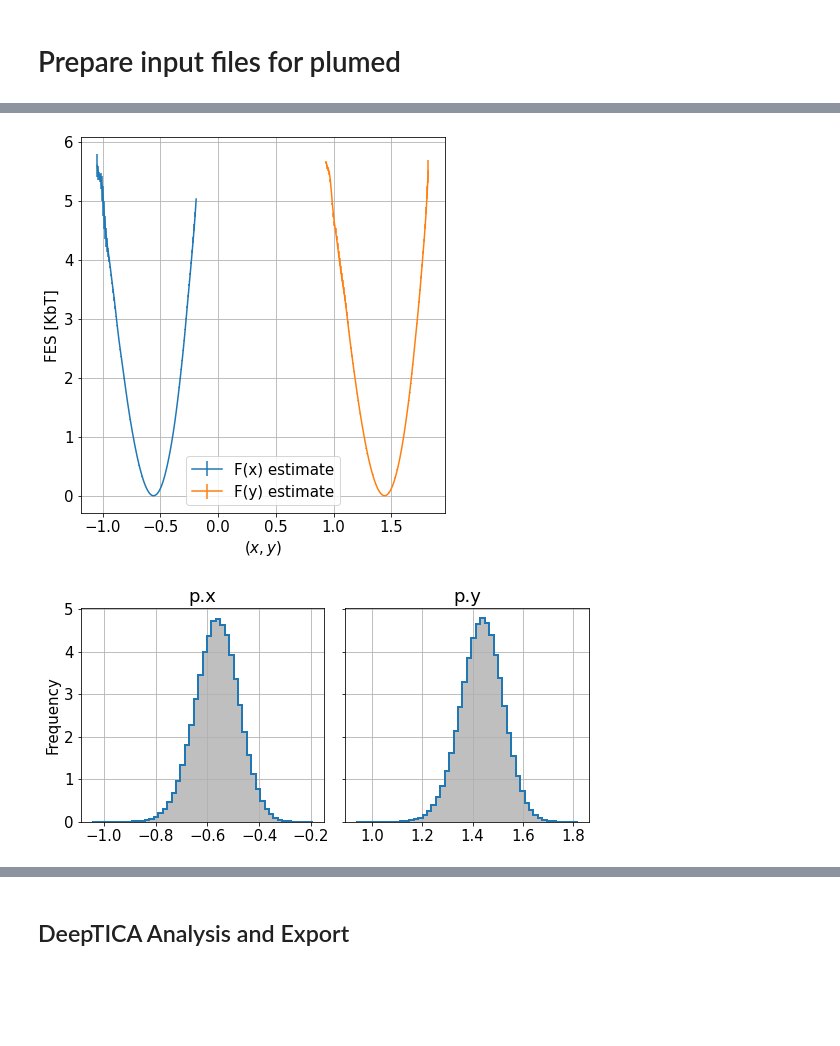
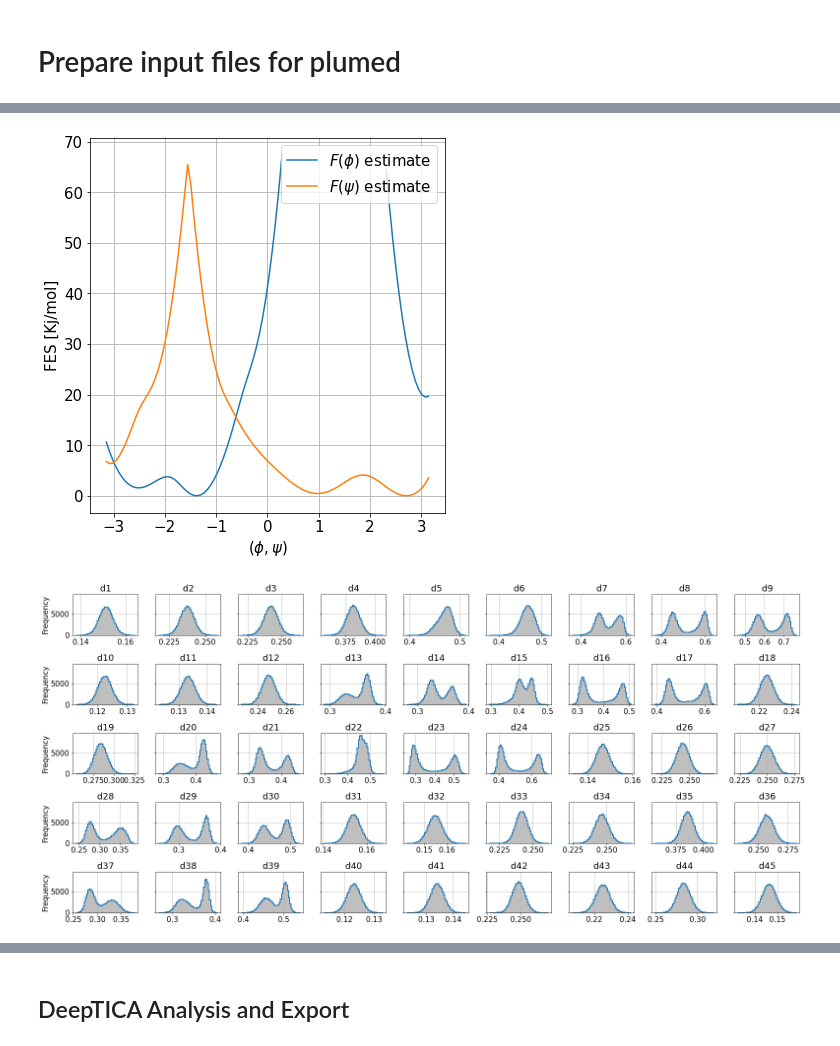
Before and after one commit to nicolopedrani/Hyper-TICA, a Jupyter notebook: Alanine/Unbias.ipynb, the cells around one changed output, grey strips where cells are left out. Cells and saved outputs as stored; diff of their text form; code cells hidden in the pictures; blank space fills up the shorter version.

```diff
--- a/Alanine/Unbias.ipynb
+++ b/Alanine/Unbias.ipynb
@@ -93,26 +107,26 @@ for i in range(2):
 ax.legend([r"$F(\phi)$ estimate",r"$F(\psi)$ estimate"])
 ax.grid()
 plt.tight_layout()
-ax.set_xlabel(r"$(\phi,psi)$")
+ax.set_xlabel(r"$(\phi,\psi)$")
 ax.set_ylabel("FES [Kj/mol]")
 
 plt.show()
 # %% [output]
-[figure, old version]
+[figure, new version]
 # %%
 data = load_dataframe(folder+"COLVAR")
 descriptors_names = data.filter(regex='^d[^a-z]').columns.values
 
-fig,axs = plt.subplots(1,2,figsize=(8,4),sharey=True)
+fig,axs = plt.subplots(5,9,figsize=(22,10),sharey=True)
 
 for ax,desc in zip(axs.flatten(),descriptors_names):
-    data[desc].plot.hist(bins=50,alpha=1,ax=ax,legend=False,grid=True,histtype='step',linewidth=2,density=True)
-    data[desc].plot.hist(bins=50,alpha=0.5,ax=ax,legend=False,grid=True,color="grey",density=True)
+    data[desc].plot.hist(bins=50,alpha=1,ax=ax,legend=False,grid=True,histtype='step',linewidth=2)#,density=True)
+    data[desc].plot.hist(bins=50,alpha=0.5,ax=ax,legend=False,grid=True,color="grey")#,density=True)
     ax.set_title(desc)
 
 plt.tight_layout()
 # %% [output]
-[figure, old version]
+[figure, new version]
 # %%
 fig,axs = plt.subplots(2,1,figsize=(14,10))#,sharey=True)
 
```
Also changed, not shown: parts of 19 cells of this notebook, 30 other files.
